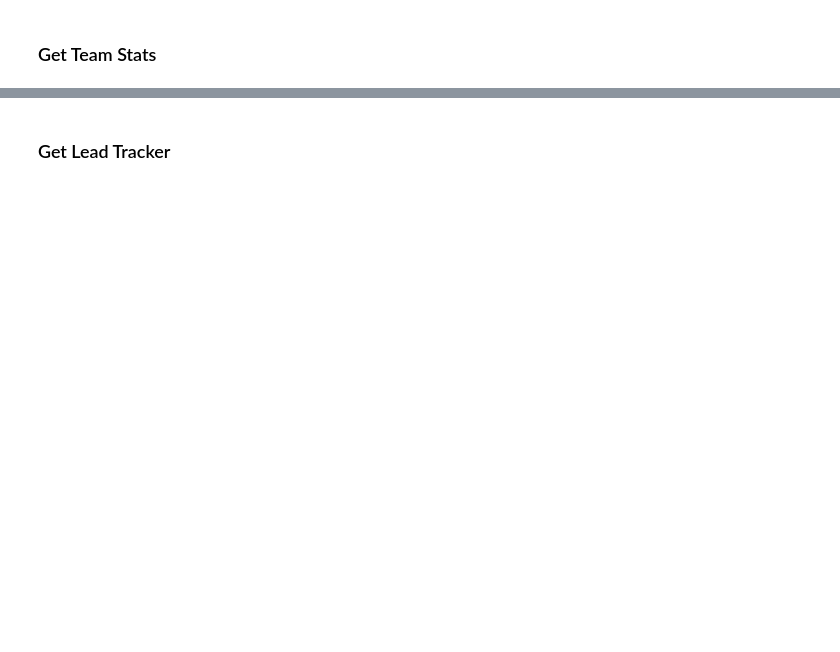
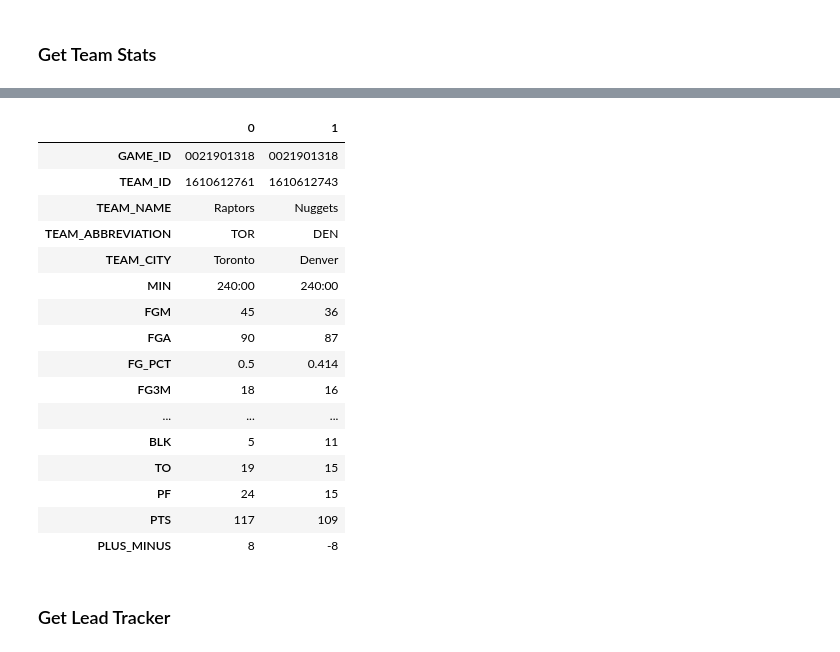
Before and after one commit to acheng1230/Udacity_DataScientist_Nanodegree, a Jupyter notebook: Capstone_Project/ipynb/dashboard_data.ipynb, the cells around one changed output, grey strips where cells are left out. Saved outputs shown, nothing was run; the diff lists cells and outputs as text; code cells hidden in the pictures; blank space fills up the shorter version.

```diff
--- a/Capstone_Project/ipynb/dashboard_data.ipynb
+++ b/Capstone_Project/ipynb/dashboard_data.ipynb
@@ -186,3 +215,23 @@ team_stats
+# %%
+team_stats.T
+# %% [output]
+|  | 0 | 1 |
+| GAME_ID | 0021901318 | 0021901318 |
+| TEAM_ID | 1610612761 | 1610612743 |
+| TEAM_NAME | Raptors | Nuggets |
+| TEAM_ABBREVIATION | TOR | DEN |
+| TEAM_CITY | Toronto | Denver |
+| MIN | 240:00 | 240:00 |
+| FGM | 45 | 36 |
+| FGA | 90 | 87 |
+| FG_PCT | 0.5 | 0.414 |
+| FG3M | 18 | 16 |
+| ... | ... | ... |
+| BLK | 5 | 11 |
+| TO | 19 | 15 |
+| PF | 24 | 15 |
+| PTS | 117 | 109 |
+| PLUS_MINUS | 8 | -8 |
 # %% [markdown]
 ### Get Lead Tracker
 # %%
```
Also changed, not shown: parts of 10 cells of this notebook, 1 other file.
